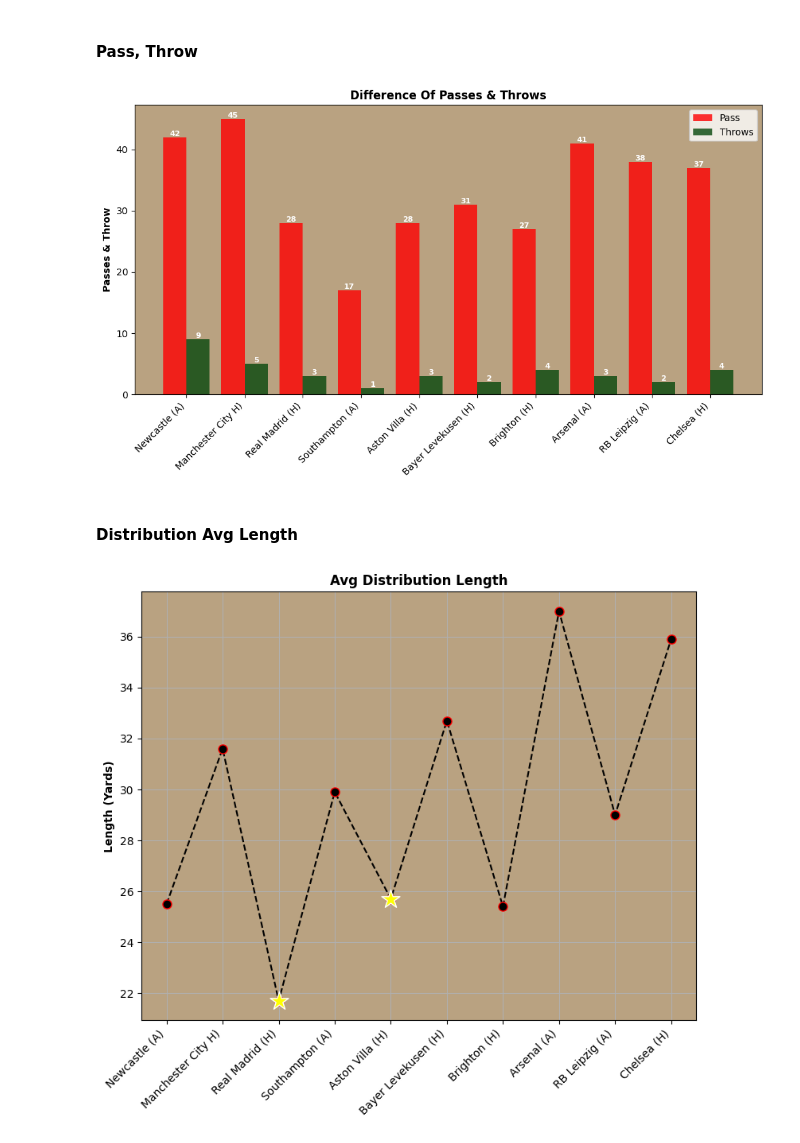
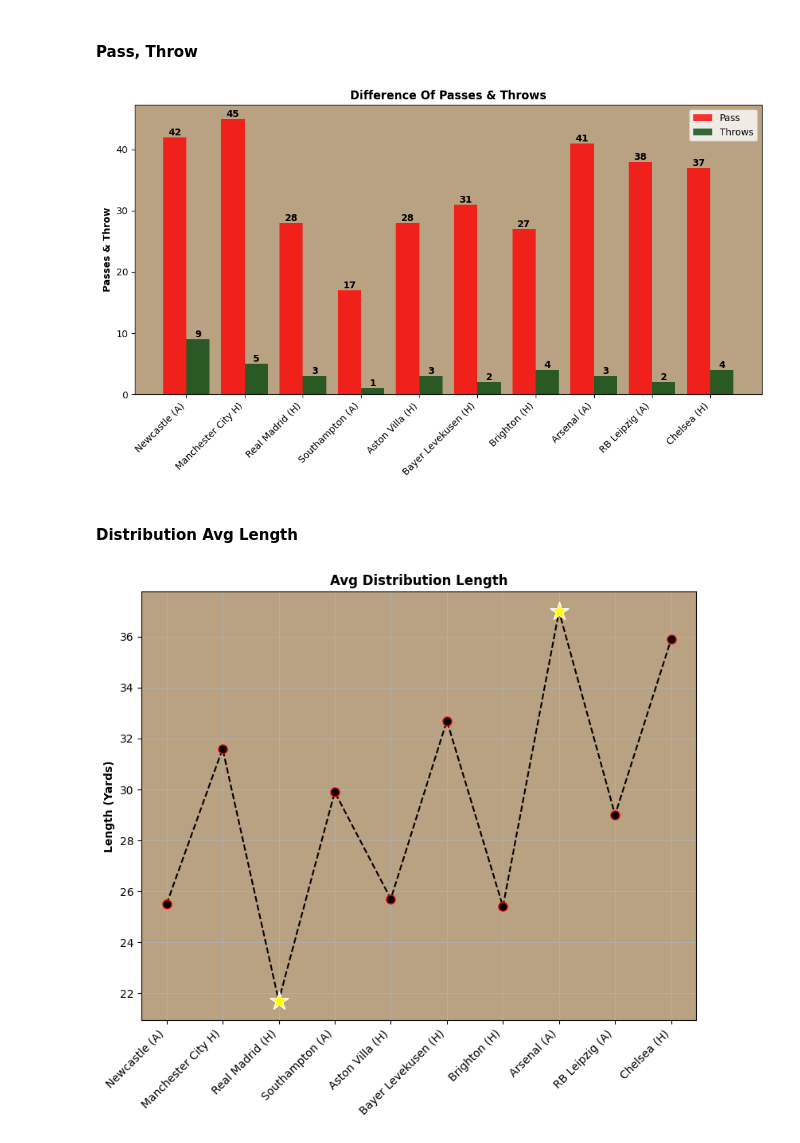
Before and after one commit to Owen93M/Kelleher_Goalkeeping_Review, a Jupyter notebook: Kelleher Goalkeeping Review.ipynb, the cells around one changed output. Cells and saved outputs as stored; diff of their text form; code cells hidden in the pictures.

```diff
--- a/Kelleher Goalkeeping Review.ipynb
+++ b/Kelleher Goalkeeping Review.ipynb
@@ -442,36 +442,36 @@ bar_width = 0.4
 fig, ax = plt.subplots(figsize=(10, 6))
 
 # Plot Bar(s). (x (- / +) bar_width / *2* Moves The Bar Left / Right Of Center Using *bar_width*, Style (label, color, alpha))
 bars1 = ax.bar(x - bar_width / 2, pass_att, width=bar_width, label="Pass", color="red", alpha=0.8)
 bars2 = ax.bar(x + bar_width / 2, throw, width=bar_width, label="Throws", color="#06470c", alpha=0.8)
 
 # Add Bar Labels
-ax.bar_label(bars1, label_type='edge', fontsize=8, color='white', fontweight='bold')
-ax.bar_label(bars2, label_type='edge', fontsize=8, color='white', fontweight='bold')
+ax.bar_label(bars1, label_type='edge', fontsize=10, color='k', fontweight='bold')
+ax.bar_label(bars2, label_type='edge', fontsize=10, color='k', fontweight='bold')
 
 # Set x-label ticks As Variable Created - set_xticks(*variable*)
 ax.set_xticks(x)
 
 # Plot x-labels. (Call Varaible, Rotate, Move)
 ax.set_xticklabels(fixtures, rotation=45, ha='right')
 
 # Add y-Label & Title
 ax.set_ylabel("Passes & Throw", fontweight="bold")
 ax.set_title("Difference Of Passes & Throws", fontweight="bold")
 
 # Set Background Color
 ax.set_facecolor('#b9a281')
 
 # Add legend
 ax.legend()
 
 # Adjust Spacing For Graph
 plt.tight_layout()
 
 # Display Figure
 plt.show()
 # %% [output]
-[figure, old version]
+[figure, new version]
 # %% [markdown]
 #### Distribution Avg Length
 # %%
@@ -491,14 +491,14 @@ ax.set_facecolor('#b9a281')
 plt.plot(keeper_stats['Fixture'], keeper_stats['Avg Length'], 'o--k', ms=8, mec='r')
 
 # Set Marker For Top Player
-tp_mks = 7
-plt.scatter(fixtures.iloc[tp_mk], keeper_stats['Avg Length'].iloc[tp_mk],
-           marker='*', s=300, color='yellow', edgecolor='w', zorder=8)
+top_mark = 7
+plt.scatter(fixtures.iloc[top_mark], keeper_stats['Avg Length'].iloc[top_mark],
+           marker='*', s=300, color='yellow', edgecolor='w', zorder=7)
 
 # Set Marker For Bottom Player
-btm_mk = 2
-plt.scatter(fixtures.iloc[btm_mk], keeper_stats['Avg Length'].iloc[btm_mk],
-           marker='*', s=300, color='yellow', edgecolor='w', zorder=2)
+bottom_mark = 2
+plt.scatter(fixtures.iloc[bottom_mark], keeper_stats['Avg Length'].iloc[bottom_mark],
+           marker='*', s=300, color='yellow', edgecolor='w', zorder=9)
 
 # Plot Labels And Fontweight
 plt.ylabel('Length (Yards)', fontweight='bold')
@@ -510,4 +510,4 @@ plt.xticks(ticks=keeper_stats['Fixture'], labels=fixtures, rotation=45, ha='righ
 # Print Grid Lines. Show Specific Line (axis), Color, Line Width
 plt.grid(True)
 # %% [output]
-[figure, old version]
+[figure, new version]
```
Also changed, not shown: parts of 3 cells of this notebook.
